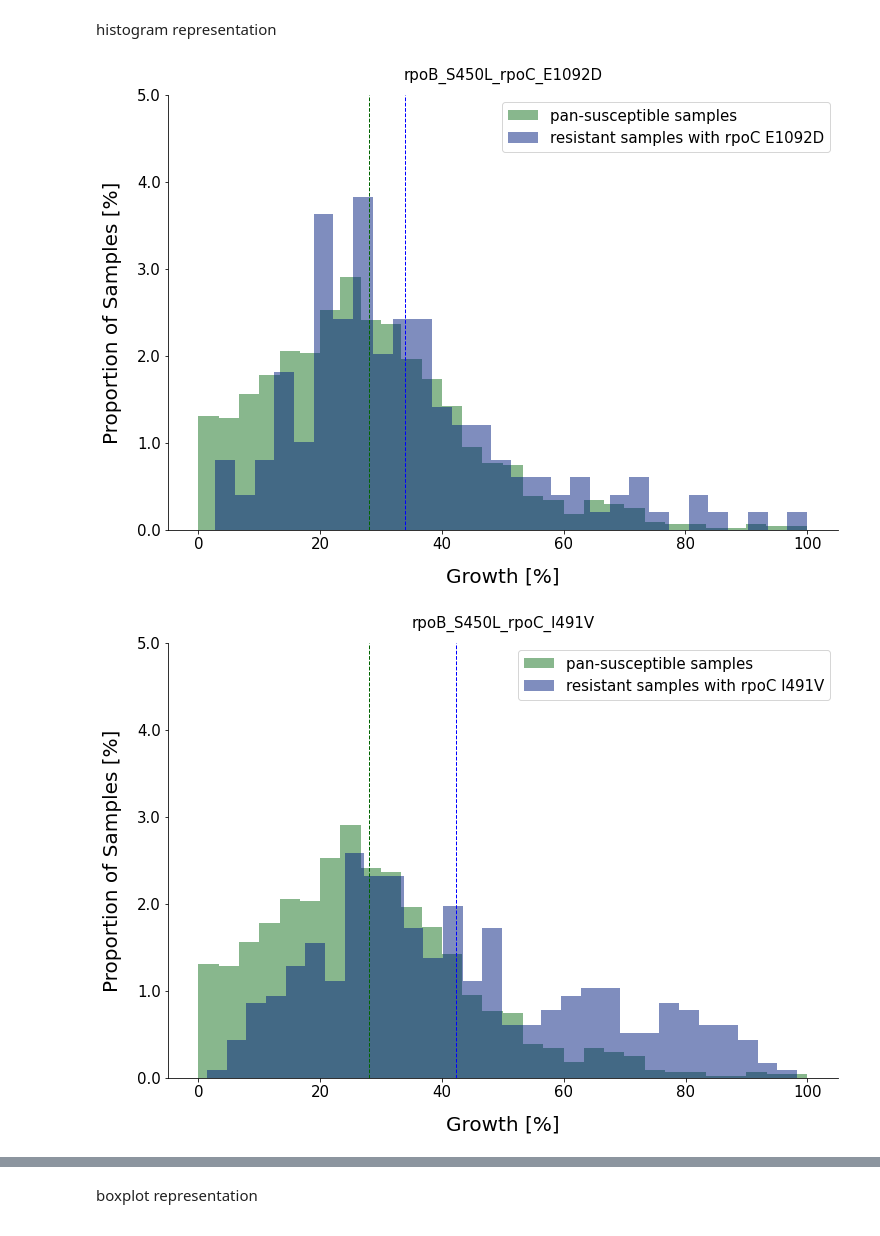
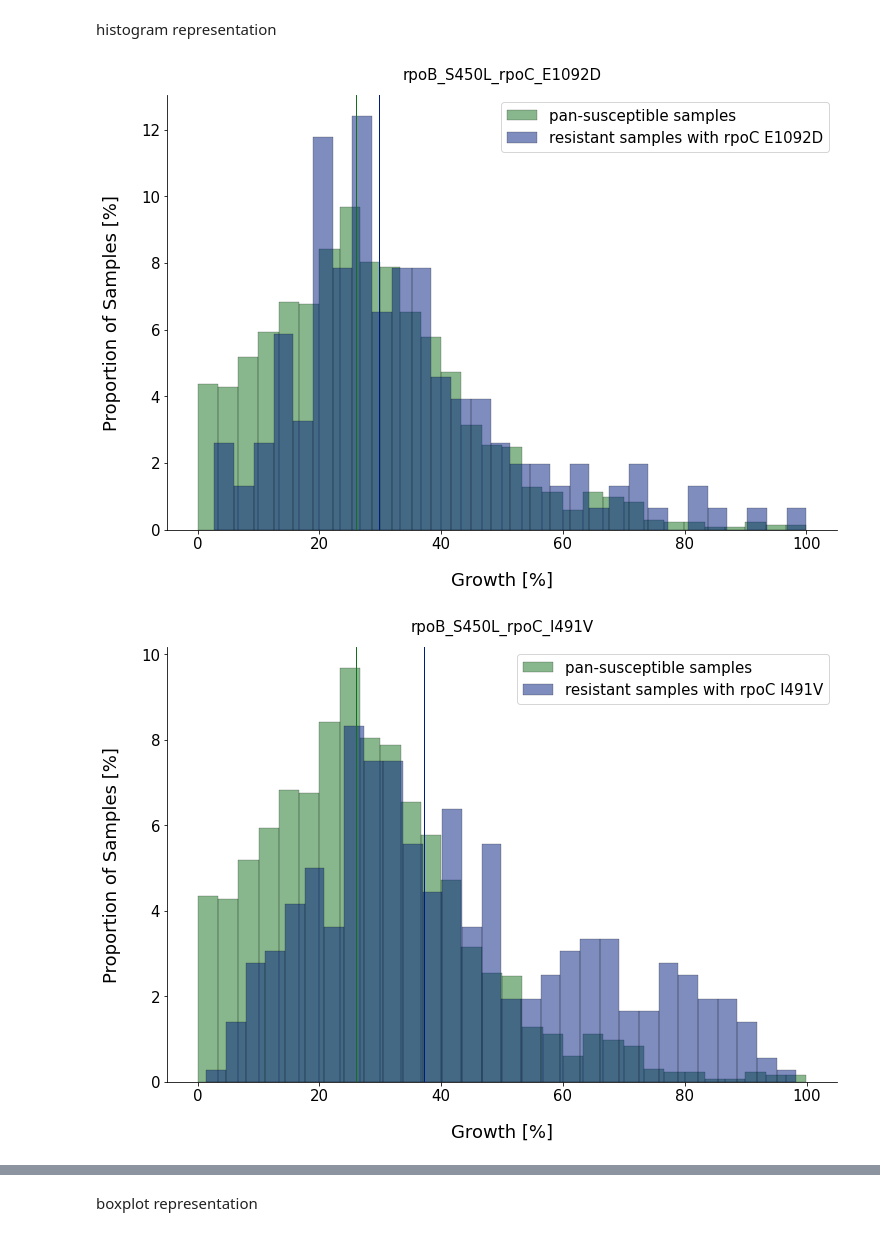
Before and after one commit to fowler-lab/tb-rnap-compensation, a Jupyter notebook: Recreate_figures_paper.ipynb, the cells around one changed output, grey strips where cells are left out. Saved outputs shown, nothing was run; the diff lists cells and outputs as text; code cells hidden in the pictures.

```diff
--- a/Recreate_figures_paper.ipynb
+++ b/Recreate_figures_paper.ipynb
@@ -618,7 +621,6 @@ for i, name in enumerate(hits.resistant_mutation.unique()):
     resistance = MUTATIONS[(MUTATIONS.GENE_MUTATION == name)].UNIQUEID
     hit_samples_local = MUTATIONS[(MUTATIONS.GENE_MUTATION.isin(hits.other_mutation.values.tolist()))
                                   & (MUTATIONS.UNIQUEID.isin(resistance.tolist()))].UNIQUEID.unique()
-
     res_CM_samples.append(hit_samples_local)
 
 res_CM_samples = numpy.concatenate(res_CM_samples)
@@ -650,11 +652,11 @@ stats = []
 sus_boot = my_bootstrap(susceptible)
 stats.append(['susceptible (sus)', sus_boot[0], sus_boot[1][0], sus_boot[1][1], '', '',
               round(numpy.mean(susceptible), 2), len(susceptible)])
-#res_boot = my_bootstrap(resistant)
-stats.append(['resistant and no CMs (res)', '', '', '', '', #res_boot[0],
+res_boot = my_bootstrap(resistant)
+stats.append(['resistant and no CMs (res)', res_boot[0], res_boot[1][0], res_boot[1][1], '', '',
               round(numpy.mean(resistant), 2), len(resistant)], )
-                #round(bootstrap((resistant,), numpy.median, confidence_level = 0.95).confidence_interval.low, 2),
-                #round(bootstrap((resistant,), numpy.median, confidence_level = 0.95).confidence_interval.high, 2)
+            #round(bootstrap((resistant,), numpy.median, confidence_level = 0.95).confidence_interval.low, 2),
+            #round(bootstrap((resistant,), numpy.median, confidence_level = 0.95).confidence_interval.high, 2)
 resCM_boot = my_bootstrap(resistant_CM)
 stats.append(['resistant and any CMs', resCM_boot[0], resCM_boot[1][0], resCM_boot[1][1],
               str(p2), str(p3), round(numpy.mean(resistant_CM), 2), len(resistant_CM)])
@@ -666,12 +668,12 @@ print('resistant to susceptible:',p1, 'p-value to res', p2, 'p-value to sus', p3
 fig, (ax_box1, ax_box2, ax_box3, ax_hist) = plt.subplots(4, sharex = True,
                                                 gridspec_kw = {"height_ratios": (0.15, 0.15, 0.15, 0.85)})
 
-fig.set_size_inches(12, 8)
+fig.set_size_inches(12, 10)
 
 sns.histplot(data = resistant, label="resistant samples", color = colors[1], **hist_args)
 plt.axvline(resistant.median(), color = colors[1], linewidth = 1)
 
-plt.text(x = resistant.median()-1.8, y = 13, s='***', size = 15)
+plt.text(x = resistant.median()-1.8, y = 13.5, s='***', size = 15)
 
 sns.histplot(data = susceptible, label="pan-susceptible samples", color = colors[2], **hist_args)
 plt.axvline(susceptible.median(), color = colors[2], linewidth = 1)
@@ -679,10 +681,10 @@ plt.axvline(susceptible.median(), color = colors[2], linewidth = 1)
 sns.histplot(data = resistant_CM, label="resistant samples with CMs", color = colors[0], **hist_args)
 plt.axvline(resistant_CM.median(), color = colors[0], linewidth = 1)
 
-plt.text(x = resistant_CM.median()-1.8, y = 13, s='***', size = 15)
+plt.text(x = resistant_CM.median()-1.8, y = 13.5, s='***', size = 15)
 
 sns.boxplot(resistant, ax = ax_box1, color = colors[1], medianprops={"color": "tomato"},
-            **box_args)  #usermedians = [res_boot[0]], conf_intervals = [res_boot[1]]
+            usermedians = [res_boot[0]], conf_intervals = [res_boot[1]], **box_args)
 sns.boxplot(susceptible, ax = ax_box2, color = colors[2], medianprops={"color": "LimeGreen"},
             usermedians = [sus_boot[0]], conf_intervals = [sus_boot[1]],**box_args)
 sns.boxplot(resistant_CM, ax = ax_box3, color = colors[0], medianprops={"color": "LightBlue"},
@@ -1280,45 +1276,44 @@ for i, combination in enumerate(combinations):
     #save p-values and medians
     if i == 0:
         p_values_medians.append(['resistant and no CMs (res)', numpy.mean(resistant), ' ', ' ', len(resistant)])
 
     if len(resistant_CM) < 50:
         continue
 
     #calculate p-values
     stat, p1 = mannwhitneyu(resistant_CM, susceptible)
     stat, p2 = mannwhitneyu(resistant_CM, resistant)
 
     #plot growth distributions below p-value cut-off
     if p1 < (0.01):
 
         fig, ax = plt.subplots()
         ax.spines["top"].set_visible(False)
         ax.spines["right"].set_visible(False)
+
         fig.set_size_inches(12, 8)
 
-        plt.hist(susceptible, bins = 30, alpha = 0.5, label = "pan-susceptible samples",
-                 density = True, color = colors[2])
-        plt.axvline(numpy.mean(susceptible), color='darkgreen', linestyle='dashed', linewidth=1)
+        sns.histplot(data = susceptible, label="pan-susceptible samples", color = colors[2], **hist_args)
+        plt.axvline(susceptible.median(), color = colors[2], linewidth = 1)
 
-        plt.hist(resistant_CM, bins = 30, alpha = 0.5,
-                 label = "resistant samples with " + combination[11:15] + ' ' + combination[16:],
-                 density = True, color = colors[0])
-        plt.axvline(numpy.mean(resistant_CM), color = 'b', linestyle = 'dashed', linewidth=1)
+        sns.histplot(data = resistant_CM, label="resistant samples with " + combination[11:15] + ' ' + combination[16:], color = colors[0], **hist_args)
+        plt.axvline(resistant_CM.median(), color = colors[0], linewidth = 1)
 
-        plt.xlabel("Growth [%]", size = 20, labelpad = 15)
-        plt.ylabel("Proportion of Samples [%]", size = 20, labelpad = 15)
+        #doesnt make sense to include it
+        #sns.histplot(data = resistant, label="resistant samples", color = colors[1], **hist_args)
+        #plt.axvline(resistant.median(), color = colors[1], linewidth = 1)
+
+        plt.xlabel("Growth [%]", size = 18, labelpad = 20)
+        plt.ylabel("Proportion of Samples [%]", size = 18, labelpad = 20)
 
         plt.xticks(fontsize = 15)
-
-        y = [0.00, 0.01, 0.02, 0.03, 0.04, 0.05]
-        values = [0.0, 1.0, 2.0, 3.0, 4.0, 5.0]
-        plt.yticks(y, values, fontsize = 15)
+        plt.yticks(fontsize = 15)
 
         plt.legend(loc = 'upper right', fontsize = 15)
         plt.title(combination, fontsize = 15, pad = 15)
 
         #save p-values and medians
         p_values_medians.append([combination[11:], numpy.mean(resistant_CM), str(p2), str(p1), len(resistant_CM)])
 # %% [output]
-[figure, old version]
+[figure, new version]
-[figure, old version]
+[figure, new version]
```
Also changed, not shown: parts of 28 cells of this notebook.
